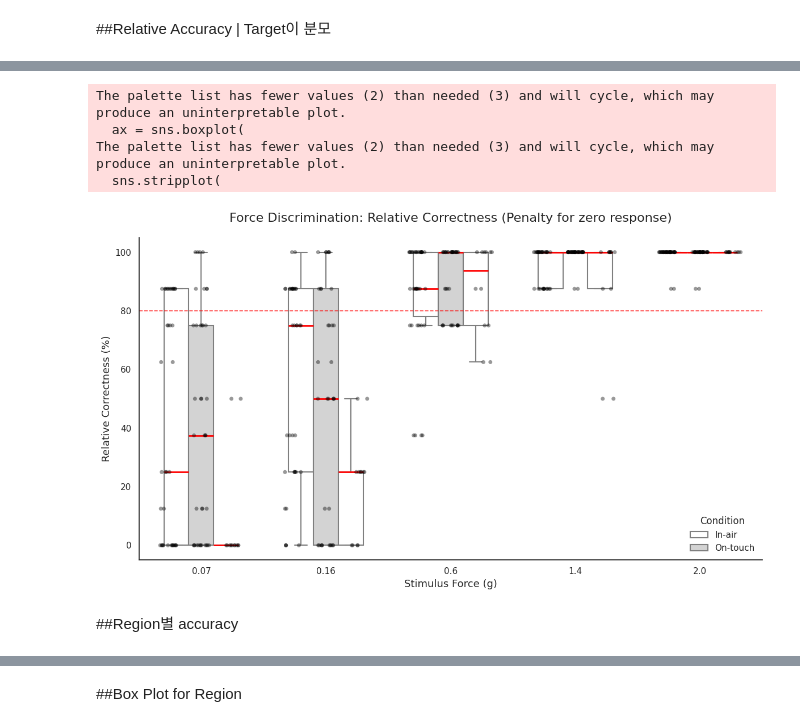
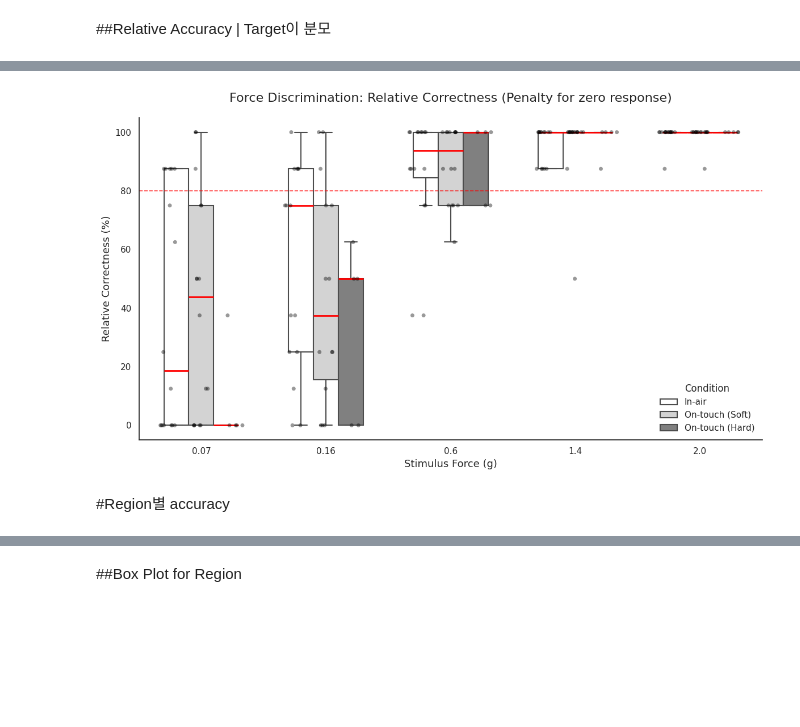
Before and after one commit to kyungeunvoyage/NailFoldExp, a Jupyter notebook: DataAnalysis_2.ipynb, the cells around one changed output, grey strips where cells are left out. Drawn from its saved outputs; the diff is of its cells as text; code cells hidden in the pictures; blank space fills up the shorter version.

```diff
--- a/DataAnalysis_2.ipynb
+++ b/DataAnalysis_2.ipynb
@@ -172,6 +178,11 @@ Area
 # %% [markdown]
 ##relative accuracy || error based score
 # %%
+# 파일 리스트 (본인의 파일명에 맞게 수정)
+file_names = ['P1_Exp1_AbsoluteThresholdDetection.csv','P2_Exp1_AbsoluteThresholdDetection.csv','P3_Exp1_AbsoluteThresholdDetection.csv','P4_Exp1_AbsoluteThresholdDetection.csv'
+              ,'P5_Exp1_AbsoluteThresholdDetection.csv', 'P6_Exp1_AbsoluteThresholdDetection.csv']
+data_list = []
+
 for file in file_names:
     try:
         temp_df = pd.read_csv(file)
@@ -183,11 +194,17 @@ for file in file_names:
 if data_list:
     df = pd.concat(data_list, ignore_index=True)
 
-    # 1. Condition 명칭 변경 (Active -> On-touch)
-    df['Condition'] = df['Condition'].replace('Active', 'On-touch')
+    # 1. Condition 명칭 세분화 (Active -> Soft, Hard 구분)
+    condition_map = {
+        'Active': 'On-touch (Soft)',
+        'On-touch (Hard)': 'On-touch (Hard)',
+        'In-air': 'In-air'
+    }
+    # .map()을 쓰거나 .replace()를 사용하여 변경
+    df['Condition'] = df['Condition'].replace(condition_map)
 
     # 2. 분석 대상 구역 필터링 (Area A, B, C)
-    #df = df[df['Area'].isin(['A', 'B', 'C'])]
+    df = df[df['Area'].isin(['A', 'B', 'C'])]
 
     # 3. Force 문자열에서 숫자만 추출 (예: '0.07g' -> 0.07)
     df['Force_Val'] = df['Force'].str.extract('(\d+\.?\d*)').astype(float)
@@ -267,44 +329,51 @@ def calc_relative_score(row):
     return max(0, score)
 
 df['Relative_Score'] = df.apply(calc_relative_score, axis=1)
 
-# 3. 시각화
+# 3. 시각화 (In-air, Soft, Hard 3개 조건 반영)
 plt.figure(figsize=(12, 7))
 sns.set_theme(style="white")
+
+# X축 정렬 순서
 force_order = sorted(df['Force_Val'].unique())
+
+# 수정 포인트 1: 3개 조건에 맞는 팔레트 설정
+# 순서대로 In-air(흰색), On-touch (Soft)(연회색), On-touch (Hard)(진회색)
+condition_palette = ['#FFFFFF', '#D3D3D3', '#808080']
 
 ax = sns.boxplot(
     data=df, x='Force_Val', y='Relative_Score', hue='Condition',
-    palette=['#FFFFFF', '#D3D3D3'],
+    palette=condition_palette,
     linewidth=1.5, fliersize=0, width=0.6, order=force_order,
     medianprops={'color': 'red', 'linewidth': 2}
 )
 
+# 수정 포인트 2: 스트립플롯 팔레트도 3개로 확장
 sns.stripplot(
     data=df, x='Force_Val', y='Relative_Score', hue='Condition',
-    dodge=True, palette=['#000000', '#000000'],
+    dodge=True, palette=['#000000', '#000000', '#000000'],
     alpha=0.4, size=5, jitter=0.2, ax=ax, order=force_order
 )
 
+# 성능 기준선 (80%)
 plt.axhline(80, color='red', linestyle='--', linewidth=1.2, alpha=0.7)
+
 plt.title('Force Discrimination: Relative Correctness (Penalty for zero response)', fontsize=16, pad=20)
 plt.xlabel('Stimulus Force (g)', fontsize=13)
 plt.ylabel('Relative Correctness (%)', fontsize=13)
 plt.ylim(-5, 105)
 
+# 수정 포인트 3: 범례 슬라이싱을 [0:3]으로 변경하여 Hard 조건까지 표시
 handles, labels = ax.get_legend_handles_labels()
-plt.legend(handles[0:2], labels[0:2], title='Condition', frameon=False, loc='lower right')
+plt.legend(handles[0:3], labels[0:3], title='Condition', frameon=False, loc='lower right')
+
 sns.despine()
 plt.tight_layout()
 plt.show()
 # %% [output]
-The palette list has fewer values (2) than needed (3) and will cycle, which may produce an uninterpretable plot.
-  ax = sns.boxplot(
-The palette list has fewer values (2) than needed (3) and will cycle, which may produce an uninterpretable plot.
-  sns.stripplot(
-[figure, old version]
+[figure, new version]
 # %% [markdown]
-##Region별 accuracy
+#Region별 accuracy
 # %%
 # 1. 파일 리스트 (본인의 CSV 파일명으로 수정)
 file_names = ['P1_Exp1_AbsoluteThresholdDetection.csv','P2_Exp1_AbsoluteThresholdDetection.csv','P3_Exp1_AbsoluteThresholdDetection.csv','P4_Exp1_AbsoluteThresholdDetection.csv'
```
Also changed, not shown: parts of 10 cells of this notebook.
